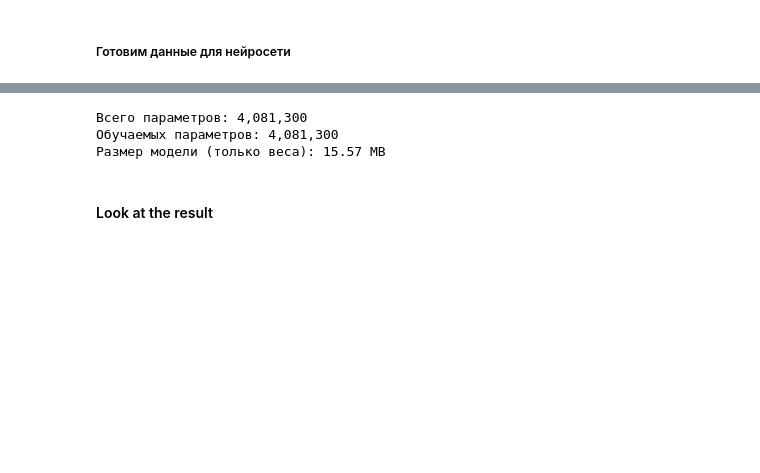
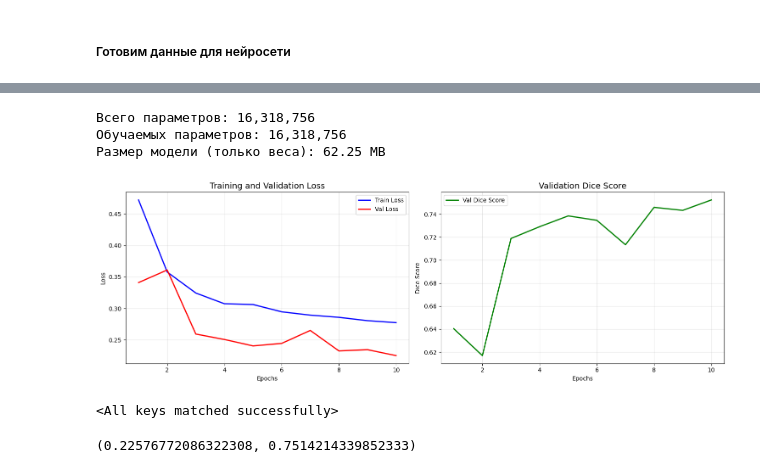
Before and after one commit to KRVP1/Coronary_Artery_Segmentation, a Jupyter notebook: base-line-with-monai.ipynb, the cells around one changed output, grey strips where cells are left out. Saved outputs shown, nothing was run; the diff lists cells and outputs as text; code cells hidden in the pictures; blank space fills up the shorter version.

```diff
--- a/base-line-with-monai.ipynb
+++ b/base-line-with-monai.ipynb
@@ -114,7 +120,7 @@ base_transform = [transforms.LoadImaged(keys=["image", "label"], ensure_channel_
         transforms.NormalizeIntensityd(keys="image", nonzero=True, channel_wise=True), # NormalizeIntensityd - стандартная нормализация значений каналов изображения
         transforms.SpatialPadd(keys=["image", "label"], spatial_size=roi),] # SpatialPadd - заполнить изображение до заданного roi
 
-num_crop_samples = 4
+num_crop_samples = 3
 train_transform = [transforms.RandCropByPosNegLabeld(
                            keys=["image", "label"],
                            label_key="label",
@@ -187,7 +194,7 @@ train_loader = data.DataLoader(
     train_ds,
     batch_size=1,
     shuffle=True,
-    num_workers=4,
+    num_workers=8,
     pin_memory=True,
 )
 # %%
@@ -199,6 +206,6 @@ val_loader = data.DataLoader(
     val_ds,
     batch_size=1,
     shuffle=False,
-    num_workers=4,
+    num_workers=8,
     pin_memory=True,
 )
@@ -236,19 +238,29 @@ scaler = torch.amp.GradScaler()
 # %%
 device=None
 device = device if device else torch.device("cuda" if torch.cuda.is_available() else "cpu")
+# %%
+if torch.cuda.device_count() > 1:
+    print(f"Используем {torch.cuda.device_count()} GPU!")
+    model = nn.DataParallel(model)
 # %%
 model.to(device)
 
 def count_parameters(model):
+    # Все параметры
     total_params = sum(p.numel() for p in model.parameters())
+
+    # Только обучаемые (у которых градиент включен)
     trainable_params = sum(p.numel() for p in model.parameters() if p.requires_grad)
 
     print(f"Всего параметров: {total_params:,}")
     print(f"Обучаемых параметров: {trainable_params:,}")
+
+    # Бонус: сколько они весят в МБ (для float32)
     print(f"Размер модели (только веса): {total_params * 4 / (1024**2):.2f} MB")
 
+# Использование
 count_parameters(model)
 # %% [output]
-Всего параметров: 4,081,300
-Обучаемых параметров: 4,081,300
-Размер модели (только веса): 15.57 MB
+Всего параметров: 16,318,756
+Обучаемых параметров: 16,318,756
+Размер модели (только веса): 62.25 MB
@@ -343,4 +267,4 @@ def train(model, loss, optimizer, train_loader, val_loader, epochs, plot_loss):
 # %%
-train(model, loss_function, optimizer, train_loader, val_loader, 5, True)
+train(model, loss_function, optimizer, train_loader, val_loader, 10, True, scaler, device)
+# %% [output]
+[figure, added]
-# %% [markdown]
-#### Look at the result
@@ -385,0 +271,9 @@ napari.run()
+# %%
+model = UNet3D(in_channels=1, out_channels=2, final_sigmoid=False, f_maps=64, num_levels=4).to(device)
+model.load_state_dict(torch.load('model_weights.pth', map_location=device))
+# %% [output]
+<All keys matched successfully>
+# %%
+validation(model, loss_function, val_loader, device)
+# %% [output]
+(0.22576772086322308, 0.7514214339852333)
```
Also changed, not shown: parts of 21 cells of this notebook, 3 other files.
